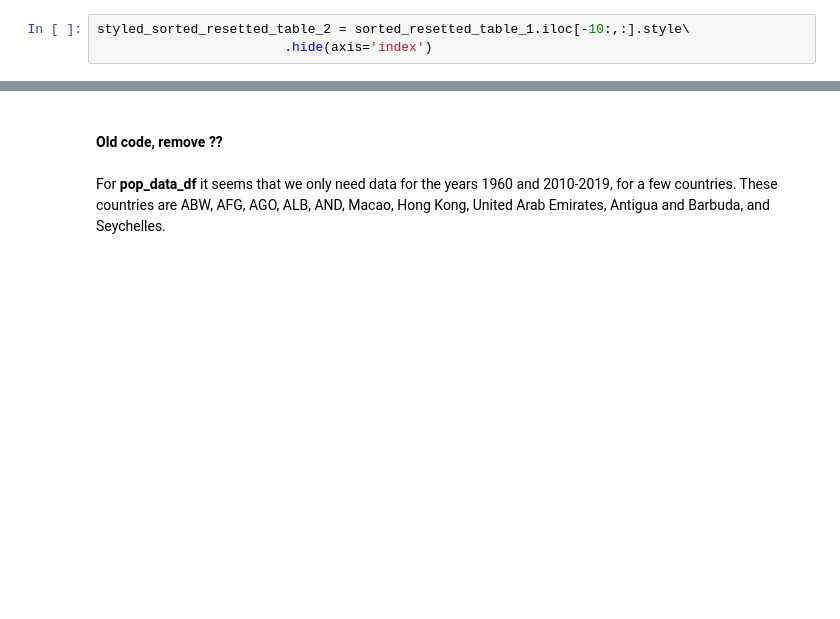
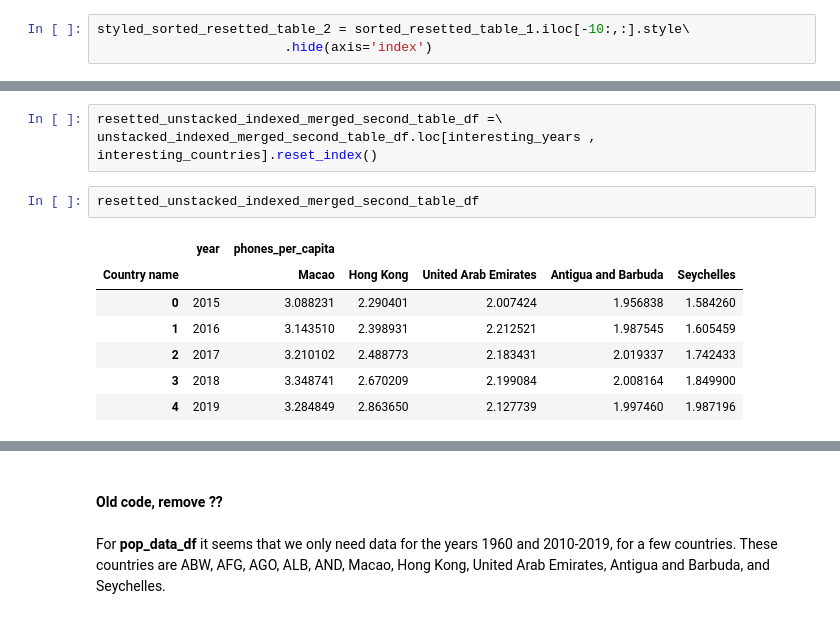
Before and after one commit to totatorbj/su-mt4007, a Jupyter notebook: HW4/HW4.ipynb, the cells around one changed output, grey strips where cells are left out. Drawn from its saved outputs; the diff is of its cells as text; blank space fills up the shorter version.

```diff
--- a/HW4/HW4.ipynb
+++ b/HW4/HW4.ipynb
@@ -403,0 +685,13 @@ styled_sorted_resetted_table_2
+# %%
+resetted_unstacked_indexed_merged_second_table_df =\
+unstacked_indexed_merged_second_table_df.loc[interesting_years , interesting_countries].reset_index()
+# %%
+resetted_unstacked_indexed_merged_second_table_df
+# %% [output]
+|  | year | phones_per_capita |  |  |  |  |
+| Country name |  | Macao | Hong Kong | United Arab Emirates | Antigua and Barbuda | Seychelles |
+| 0 | 2015 | 3.088231 | 2.290401 | 2.007424 | 1.956838 | 1.584260 |
+| 1 | 2016 | 3.143510 | 2.398931 | 2.212521 | 1.987545 | 1.605459 |
+| 2 | 2017 | 3.210102 | 2.488773 | 2.183431 | 2.019337 | 1.742433 |
+| 3 | 2018 | 3.348741 | 2.670209 | 2.199084 | 2.008164 | 1.849900 |
+| 4 | 2019 | 3.284849 | 2.863650 | 2.127739 | 1.997460 | 1.987196 |
```
Also changed, not shown: parts of 159 cells of this notebook, 1 other file.
